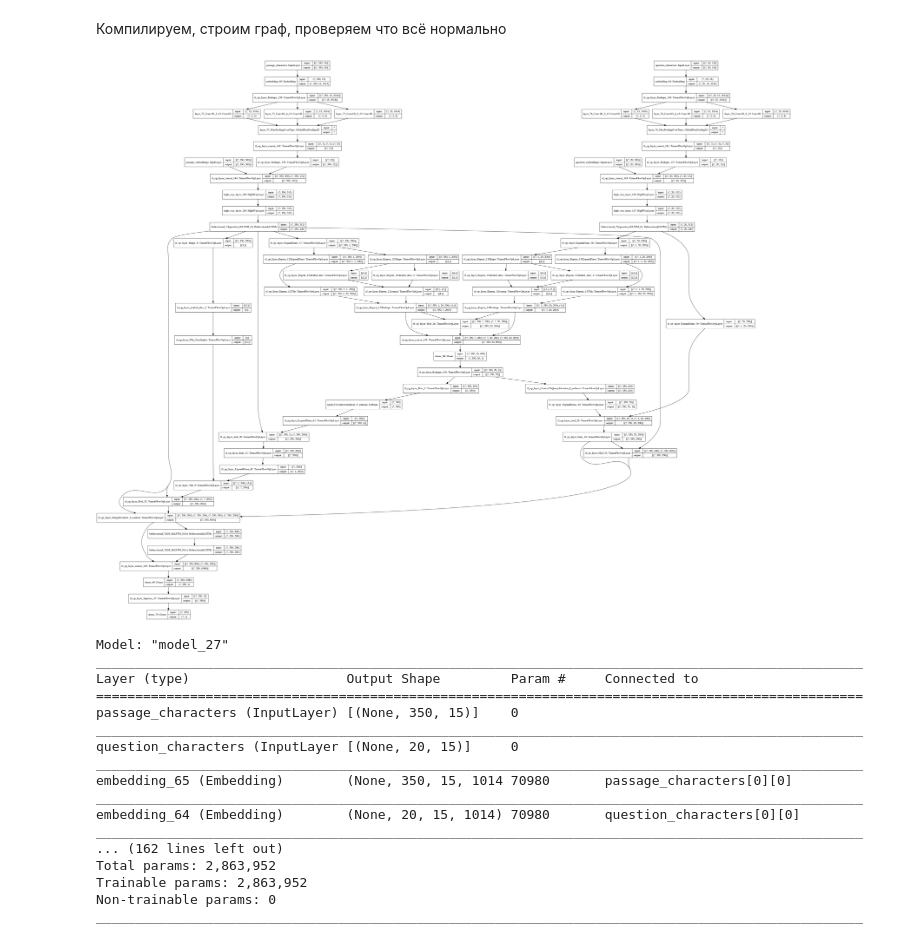
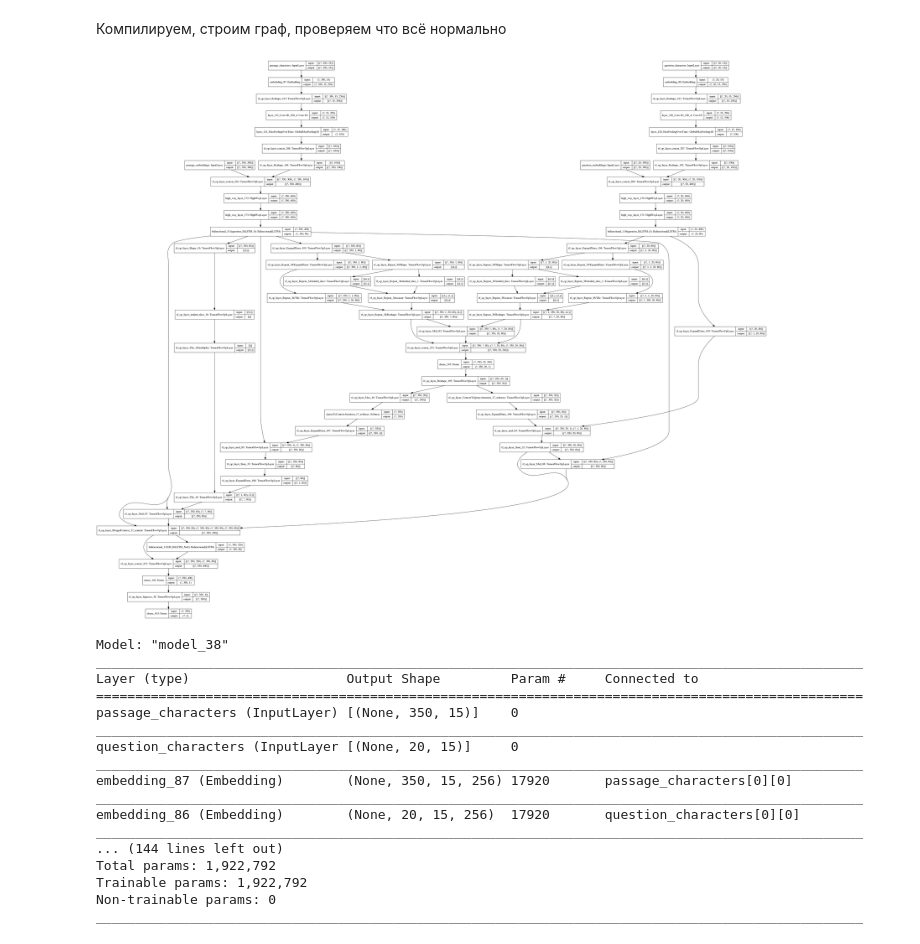
Before and after one commit to litdarya/nlp_tasks, a Jupyter notebook: hw_2/hw2.ipynb, the cells around one changed output. Drawn from its saved outputs; the diff is of its cells as text; code cells hidden in the pictures.

```diff
--- a/hw_2/hw2.ipynb
+++ b/hw_2/hw2.ipynb
@@ -124,7 +124,7 @@ import seaborn as sns
 import matplotlib.pyplot as plt
 from scipy import stats
 
-N_THREADS = 56
+N_THREADS = 4
 # %%
 def read_jsonl(path: str) -> pd.DataFrame:
     df = pd.DataFrame(columns=['question', 'title', 'answer', 'passage'])
@@ -1801,14 +1786,14 @@ def build_bidaf(*, question_size, passage_size,
 # %% [markdown]
 Компилируем, строим граф, проверяем что всё нормально
 # %%
-lstm_dim=100
+lstm_dim=40
 
 bidaf_model = build_bidaf(
     question_size=MAX_LEN_QUEST,
     passage_size=MAX_LEN_PASSAGE,
     word_len=MAX_WORD_LEN_SYM,
+    lstm_dim=lstm_dim,
     word_embedding_dim=FT_EMBEDS_DIM,
-    lstm_dim=lstm_dim,
     contextual_embedding_params={
         'question': {
             'highway_params': {
@@ -1817,53 +1802,53 @@ bidaf_model = build_bidaf(
             },
             'lstm_params': {
                 'units': lstm_dim,
-                'dropout': 0.3,
-                'recurrent_dropout': 0.3,
+                'dropout': 0,
+                'recurrent_dropout': 0,
             },
         },
         'passage': {
             'highway_params': {
                 'num_layers': 2,
                 'linear_dense_activation': 'relu',
             },
             'lstm_params': {
                 'units': lstm_dim,
-                'dropout': 0.3,
-                'recurrent_dropout': 0.3,
+                'dropout': 0,
+                'recurrent_dropout': 0,
             },
         }
     },
     question_character_tokens_params={
         'word_len': MAX_WORD_LEN_SYM,
         'sentence_size': MAX_LEN_QUEST,
-        'embedding_size': 1014,
-        'filters': [3, 4, 5],
-        'kernels': [13, 13, 13],
+        'embedding_size': 256,
+        'filters': [100],
+        'kernels': [4],
     },
     passage_character_tokens_params={
         'word_len': MAX_WORD_LEN_SYM,
         'sentence_size': MAX_LEN_PASSAGE,
-        'embedding_size': 1014,
-        'filters': [3, 4, 5],
-        'kernels': [13, 13, 13],
+        'embedding_size': 256,
+        'filters': [100],
+        'kernels': [4],
     },
     modeling_layer_params={
-        'num_decoders': 2,
+        'num_decoders': 1,
         'd': lstm_dim,
-        'recurrent_dropout': 0.3,
+        'recurrent_dropout': 0,
     },
     prediction_layer_params={
         'd': lstm_dim,
     },
 )
 bidaf_model.compile(optimizer='adam', loss='binary_crossentropy', metrics=['accuracy'])
 tf.keras.utils.plot_model(bidaf_model, 'bidaf.png', show_shapes=True)
 # %% [output]
-[figure, old version]
+[figure, new version]
 # %%
 bidaf_model.summary()
 # %% [output]
-Model: "model_27"
+Model: "model_38"
 __________________________________________________________________________________________________
 Layer (type)                    Output Shape         Param #     Connected to
 ==================================================================================================
@@ -1871,13 +1856,13 @@ passage_characters (InputLayer) [(None, 350, 15)]    0
 __________________________________________________________________________________________________
 question_characters (InputLayer [(None, 20, 15)]     0
 __________________________________________________________________________________________________
-embedding_65 (Embedding)        (None, 350, 15, 1014 70980       passage_characters[0][0]
+embedding_87 (Embedding)        (None, 350, 15, 256) 17920       passage_characters[0][0]
 __________________________________________________________________________________________________
-embedding_64 (Embedding)        (None, 20, 15, 1014) 70980       question_characters[0][0]
+embedding_86 (Embedding)        (None, 20, 15, 256)  17920       question_characters[0][0]
 __________________________________________________________________________________________________
-... (162 lines left out)
-Total params: 2,863,952
-Trainable params: 2,863,952
+... (144 lines left out)
+Total params: 1,922,792
+Trainable params: 1,922,792
 Non-trainable params: 0
 __________________________________________________________________________________________________
 # %%
```
Also changed, not shown: parts of 9 cells of this notebook, 1 other file.
